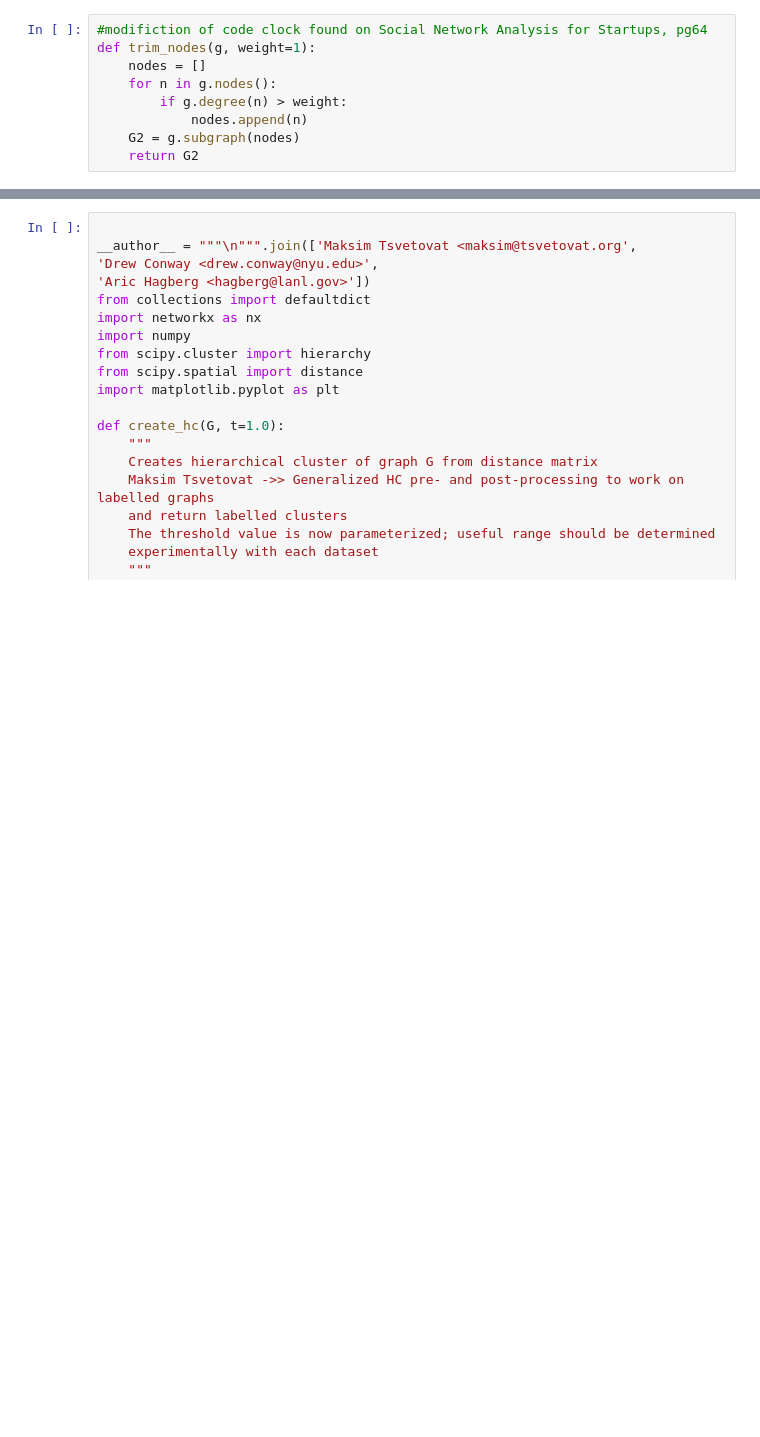
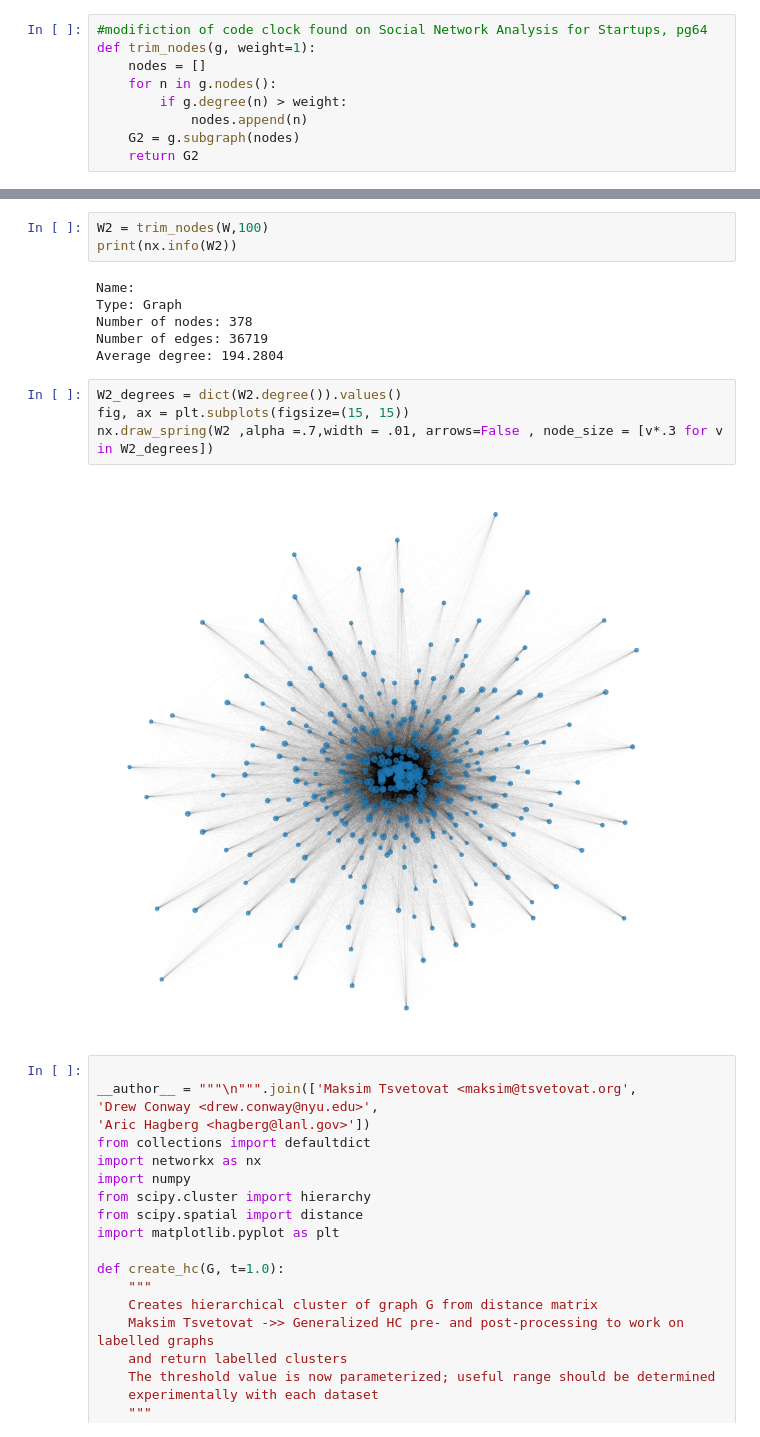
Before and after one commit to mtelab1/SPS_MSDS_SMR21_DATA620, a Jupyter notebook: Project02/Project02-WikiNets.ipynb, the cells around one changed output, grey strips where cells are left out. Saved outputs shown, nothing was run; the diff lists cells and outputs as text; blank space fills up the shorter version.

```diff
--- a/Project02/Project02-WikiNets.ipynb
+++ b/Project02/Project02-WikiNets.ipynb
@@ -171,3 +357,18 @@ nx.draw_spring(U2 ,alpha =.7,width = .01, arrows=False , node_size = [v*.3 for v
+# %%
+W2 = trim_nodes(W,100)
+print(nx.info(W2))
+# %% [output]
+Name:
+Type: Graph
+Number of nodes: 378
+Number of edges: 36719
+Average degree: 194.2804
+# %%
+W2_degrees = dict(W2.degree()).values()
+fig, ax = plt.subplots(figsize=(15, 15))
+nx.draw_spring(W2 ,alpha =.7,width = .01, arrows=False , node_size = [v*.3 for v in W2_degrees])
+# %% [output]
+[figure, added]
 # %%
 
 __author__ = """\n""".join(['Maksim Tsvetovat <maksim@tsvetovat.org',
```
Also changed, not shown: parts of 39 cells of this notebook, 2 other files.
